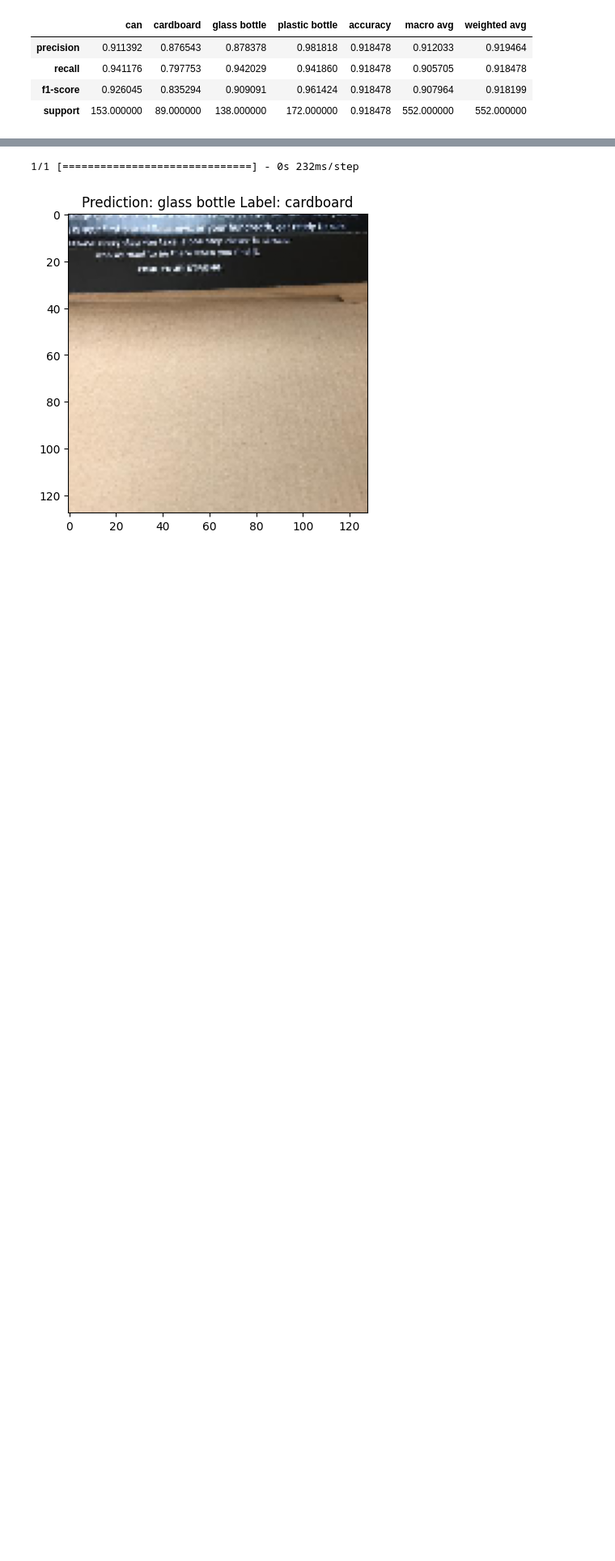
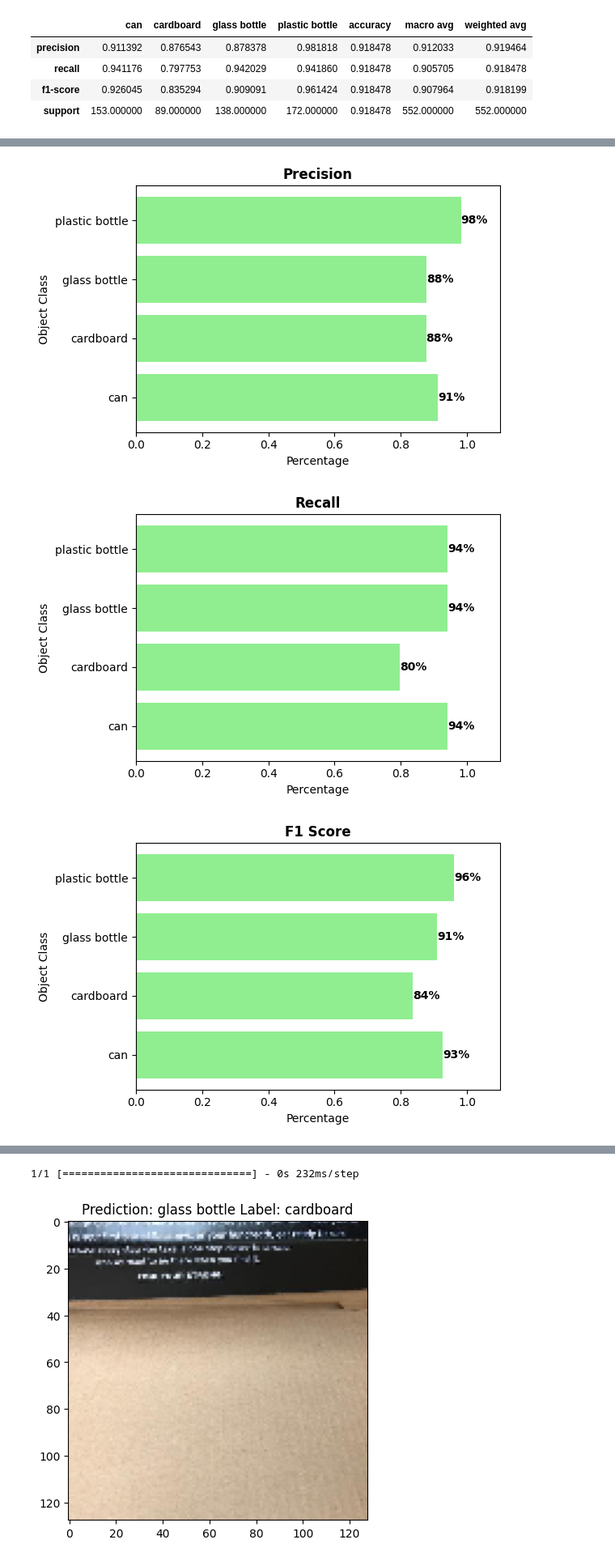
Before and after one commit to DhyeyPatel074/RecycleMates, a Jupyter notebook: Recycle Detector/Recycle detector 1.1.ipynb, the cells around one changed output, grey strips where cells are left out. Shown at 81% size. Saved outputs shown, nothing was run; the diff lists cells and outputs as text; code cells hidden in the pictures; blank space fills up the shorter version.

```diff
--- a/Recycle Detector/Recycle detector 1.1.ipynb
+++ b/Recycle Detector/Recycle detector 1.1.ipynb
@@ -420,6 +442,9 @@ plt.legend()
 plt.show()
 # %% [output]
 [figure]
+# %%
+# Loading the model
+model2 = tf.keras.models.load_model('model_final.h5')
 # %%
 # confusion matrix
 import seaborn as sns
@@ -510,0 +513,57 @@ plt.show()
+# %%
+# Get model predictions
+y_pred = model2.predict(X_test)
+y_pred_classes = np.argmax(y_pred, axis=1)
+y_true_classes = np.argmax(y_test, axis=1)
+
+# Create a classification report
+class_names = ["can", "cardboard", "glass bottle", "plastic bottle"]
+report = classification_report(y_true_classes, y_pred_classes, target_names=class_names, output_dict=True)
+
+# Extract metrics for each class
+precision = [report[class_name]['precision'] for class_name in class_names]
+recall = [report[class_name]['recall'] for class_name in class_names]
+f1_score = [report[class_name]['f1-score'] for class_name in class_names]
+
+# Plot Precision
+plt.figure(figsize=(6, 4))
+plt.barh(class_names, precision, color='lightgreen')
+plt.xlim(0, 1.1)
+plt.title("Precision", fontweight='bold')
+plt.xlabel("Percentage")
+plt.ylabel("Object Class")
+for i, v in enumerate(precision):
+    plt.text(v, i, f'{v*100:.0f}%', ha='left', va='center', fontweight='bold')
+
+plt.tight_layout()
+plt.savefig("precision_chart.png")
+plt.show()
+
+# Plot Recall
+plt.figure(figsize=(6, 4))
+plt.barh(class_names, recall, color='lightgreen')
+plt.xlim(0, 1.1)
+plt.title("Recall", fontweight='bold')
+plt.xlabel("Percentage")
+plt.ylabel("Object Class")
+for i, v in enumerate(recall):
+    plt.text(v, i, f'{v*100:.0f}%', ha='left', va='center', fontweight='bold')
+
+plt.tight_layout()
+plt.savefig("recall_chart.png")
+plt.show()
+
+# Plot F1 Score
+plt.figure(figsize=(6, 4))
+plt.barh(class_names, f1_score, color='lightgreen')
+plt.xlim(0, 1.1)
+plt.title("F1 Score", fontweight='bold')
+plt.xlabel("Percentage")
+plt.ylabel("Object Class")
+for i, v in enumerate(f1_score):
+    plt.text(v, i, f'{v*100:.0f}%', ha='left', va='center', fontweight='bold')
+
+plt.tight_layout()
+plt.savefig("f1_score_chart.png")
+plt.show()
+# %% [output]
@@ -510,0 +571,3 @@ plt.show()
+[figure, added]
+[figure, added]
+[figure, added]
```
Also changed, not shown: parts of 9 cells of this notebook.
